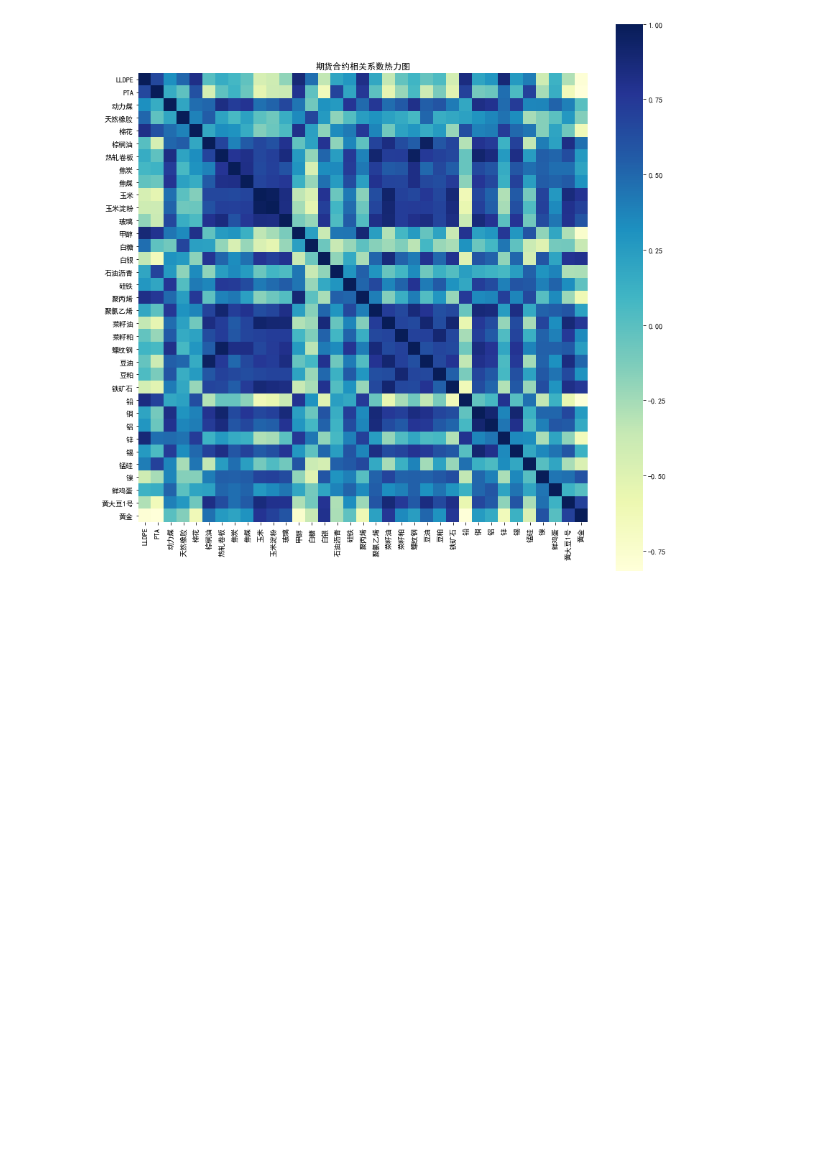
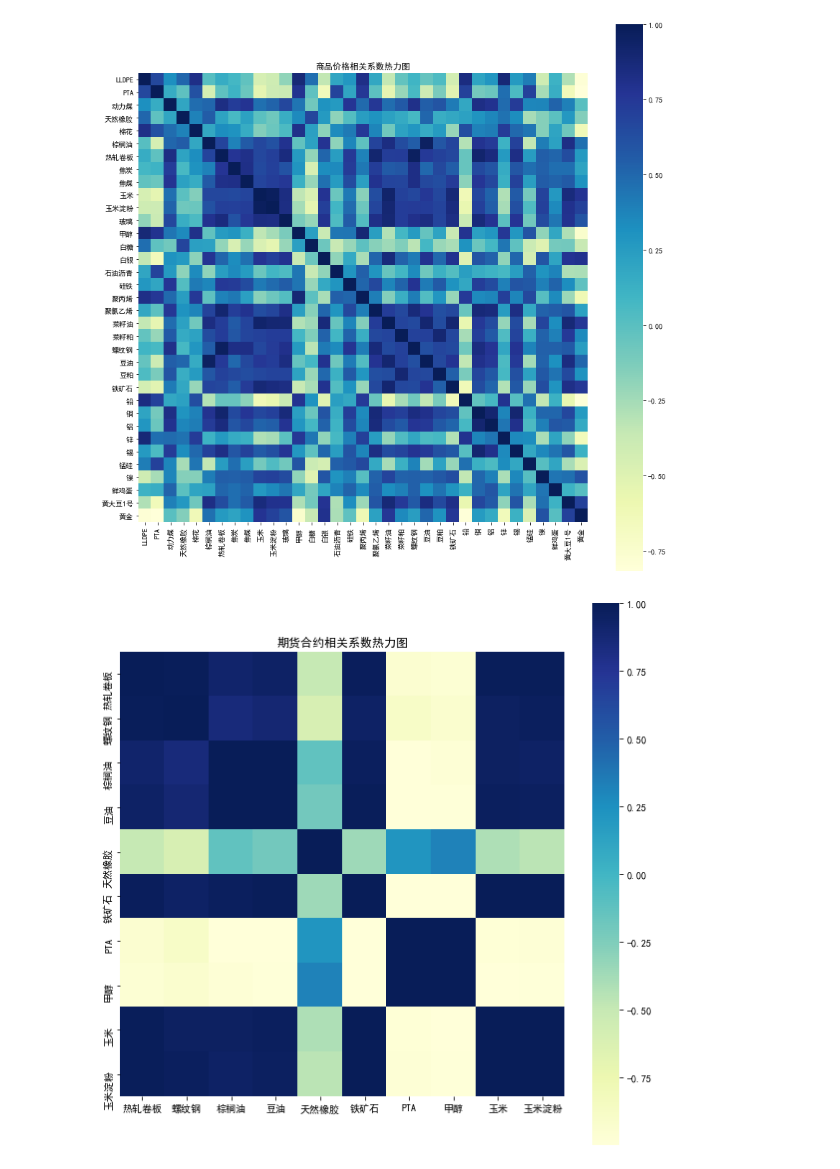
Before and after one commit to chzheng2000/pairsTrading, a Jupyter notebook: findPairs.ipynb, the cells around one changed output. Cells and saved outputs as stored; diff of their text form; code cells hidden in the pictures; blank space fills up the shorter version.

Commit message:
trading re-finding pairs based on 2018

```diff
--- a/findPairs.ipynb
+++ b/findPairs.ipynb
@@ -123,7 +117,7 @@ SSDs = sorted(SSDs.items(), key=lambda d:d[1])
 # %%
 # test 读入
-# with open("data/SSDs.bin", "rb") as f:
-#     SSDs = pickle.load(f)
+with open("data/SSDs.bin", "rb") as f:
+    SSDs = pickle.load(f)
 # %% [markdown]
 ## 相关性热力图
 - 根据形成期作图
@@ -149,3 +141,27 @@ plt.show()
+# %%
+with open("data/SSDs.bin", "rb") as f:
+    SSDs = pickle.load(f)
+    f.close()
+data = pd.read_csv("data/preprocessed.csv")
+# %%
+assets = []
+for pairs, SSD in SSDs[:5]:
+    a1, a2 = pairs.split("-")
+    assets.append(a1)
+    assets.append(a2)
+# %%
+temp = {}
+for a in assets:
+    temp[a] = returns[a]
+# %%
+fig, ax = plt.subplots(figsize=(10, 10))
+# 获取所有价格列表
+temp = pd.DataFrame(dict(map(lambda d:(d[0], d[1].values),temp.items()))).corr()
+sns.heatmap(temp.corr(), ax=ax, square=True, annot=False, yticklabels=True, cmap="YlGnBu")
+ax.set_title("期货合约相关系数热力图")
+plt.show()
+# %% [output]
+[figure, added]
 # %%
 # pd.DataFrame(data=returns)
 pd.DataFrame(dict(map(lambda d:(d[0], d[1].values),returns.items()))).corr()
```
Also changed, not shown: parts of 14 cells of this notebook, 2 other files.
